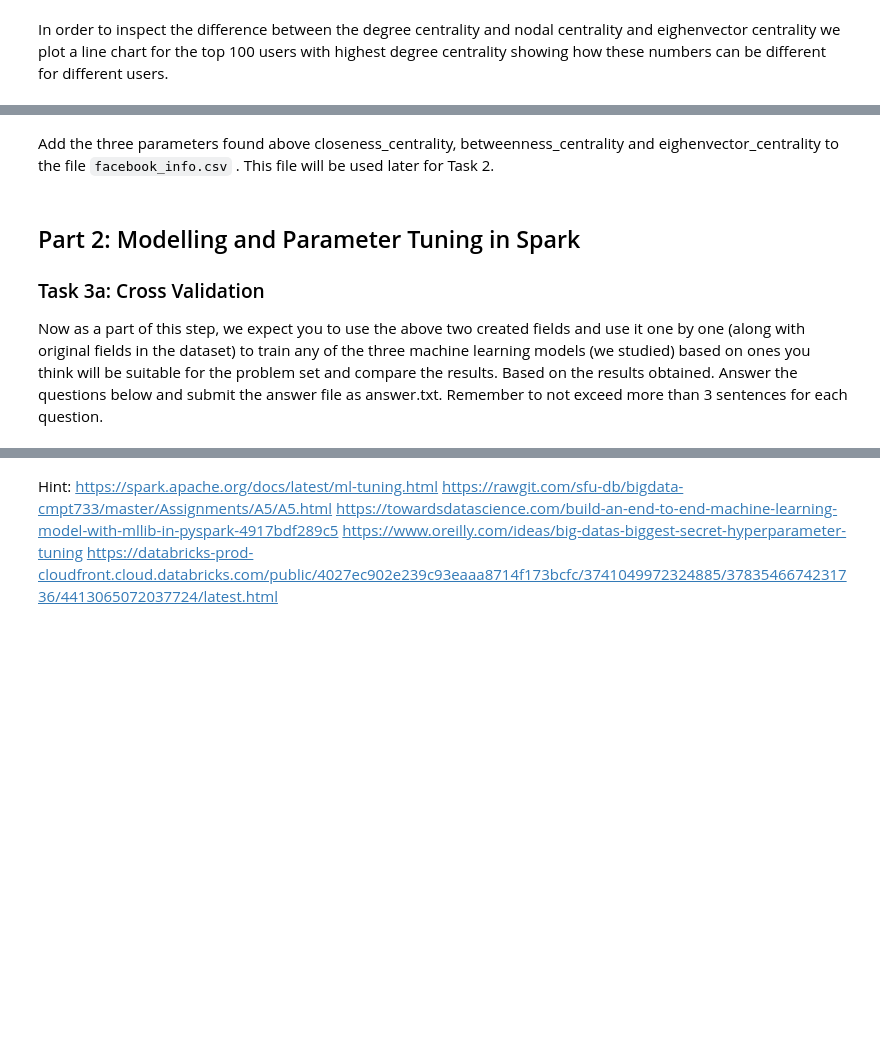
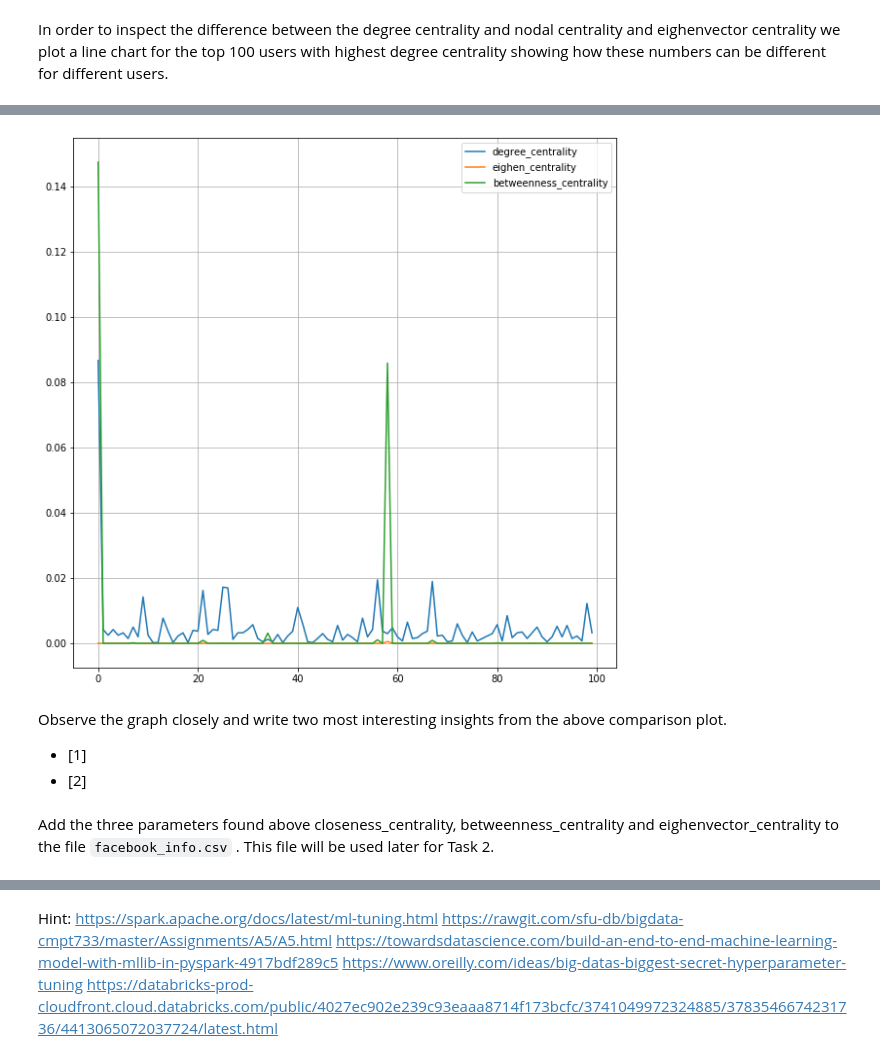
Before and after one commit to meghan14/big_data_projects_python, a Jupyter notebook: assignment_design/assignment_design_cmpt733_mg_networkx.ipynb, the cells around one changed output, grey strips where cells are left out. Saved outputs shown, nothing was run; the diff lists cells and outputs as text; code cells hidden in the pictures; blank space fills up the shorter version.

```diff
--- a/assignment_design/assignment_design_cmpt733_mg_networkx.ipynb
+++ b/assignment_design/assignment_design_cmpt733_mg_networkx.ipynb
@@ -131,0 +138,5 @@ df['node_centrality'] = df.index.map(lambda x: node_centrality[x])
+# %%
+from sklearn.preprocessing import normalize, scale
+df['node_centrality'] = df.index.map(lambda x: node_centrality[x])
+df['node_centrality'] = scale(df['node_centrality'])
+df.head()
@@ -252,0 +158,7 @@ def get_eigenvector_centrality(G, max_iter=100, tol=1.0e-6, nstart=None,
+# %%
+### Find betweenness centrality
+bet = betweenness_centrality(g, normalized=True)
+#for i in bet.keys():
+    #print("{} {}".format(i,bet[i]))
+df['betweenness_centrality_norm'] = df.index.map(lambda x: bet[x])
+df.head()
@@ -270,6 +201,18 @@ Observe the graph closely and write two most interesting insights from the above
+# %%
+#<-- Write Your Code -->
+plt.figure(figsize=(10,10))
+plt.plot(df.index,df['degree_centrality'],label="degree_centrality")
+#plt.plot(df.index,df['node_centrality'],label="node_centrality")
+plt.plot(df.index,df['eighenvector_centrality'],label="eighen_centrality")
+plt.plot(df.index,df['betweenness_centrality_norm'],label="betweenness_centrality")
+plt.legend()
+plt.grid()
+plt.show()
+# %% [output]
+[figure, added]
+# %% [markdown]
+Observe the graph closely and write two most interesting insights from the above comparison plot.
+* [1]
+* [2]
 # %% [markdown]
 Add the three parameters found above closeness_centrality, betweenness_centrality and eighenvector_centrality to the file `facebook_info.csv` . This file will be used later for Task 2.
-# %% [markdown]
-## Part 2: Modelling and Parameter Tuning in Spark
-### Task 3a:  Cross Validation
-Now as a part of this step, we expect you to use the above two created fields and use it one by one (along with original fields in the dataset) to train any of the three machine learning models (we studied) based on ones you think will be suitable for the problem set and compare the results. Based on the results obtained. Answer the questions below and submit the answer file as answer.txt. Remember to not exceed more than 3 sentences for each question.
```
Also changed, not shown: parts of 14 cells of this notebook, 2 other files.
